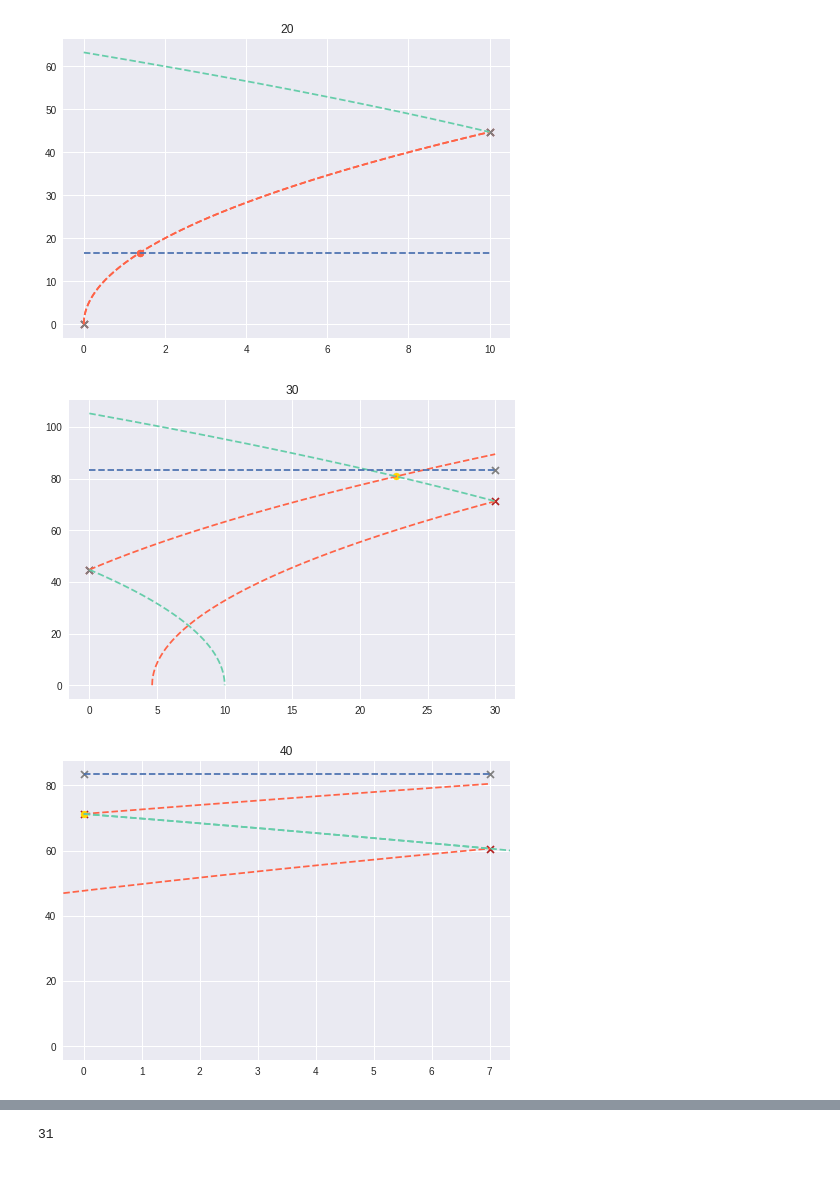
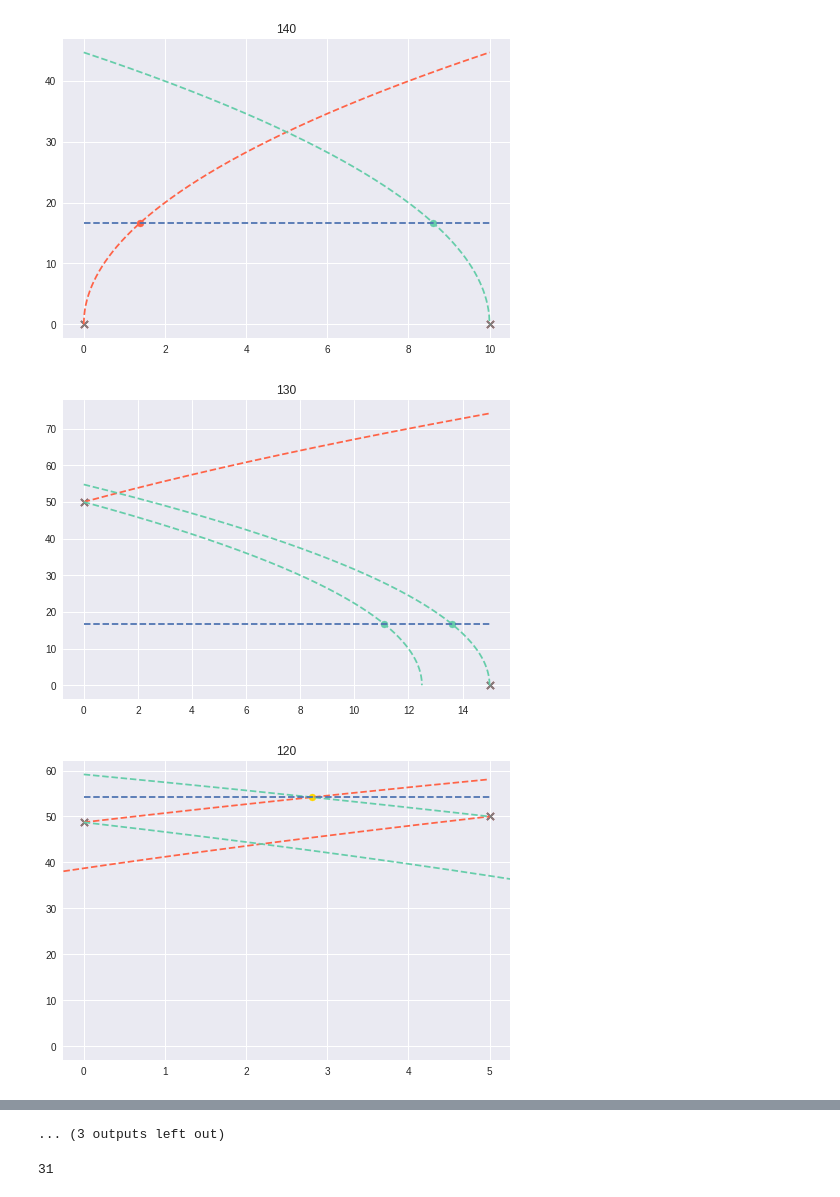
Before and after one commit to alessandroassirelli98/c-cnc-project, a Jupyter notebook: profile_plot.ipynb, the cells around one changed output, grey strips where cells are left out. Cells and saved outputs as stored; diff of their text form; code cells hidden in the pictures.

Commit message:
fix the old profile plot based on curvilinear abcissa.
Got a crash from the gcode

```diff
--- a/profile_plot.ipynb
+++ b/profile_plot.ipynb
@@ -6,5 +5,5 @@ import pandas as pd
 import numpy as np
 plt.style.use("seaborn")
 # %%
-h = ["n", "l", "vi", "v", "vf", "vi_fwd", "vf_fwd", "v1", "v_int", "v2", "s_int", "s1", "s2", "msk", "a"]
+h = ["n", "l", "vi", "v", "vf", "vi_fwd", "vf_fwd", "s_int", "s1", "s2", "msk", "a"]
 data = pd.read_csv("test.csv", names=h)
@@ -18,5 +13,5 @@ KeyError: 'msk'
 # %%
-# data = data.reindex(data.index[::-1])
-# data.reset_index(drop=True, inplace = True)
+data = data.reindex(data.index[::-1])
+data.reset_index(drop=True, inplace = True)
 data
 # %% [output]
@@ -45,36 +45,36 @@ for i in range(howmany):
         s_a_first_point = np.arange(stop=d.l + step, step = step)
         s_a_second_point = np.arange(start=s0a, stop=d.l + step, step=step)
         s_d_first_point = np.arange(stop=s0d + step, step = step)
         s_d_second_point = np.arange(start=0, stop=d.l + step, step=step)
 
         v1as = np.sqrt(2*d.a * s_a_first_point + pow(d.vi,2))
         v2as = np.sqrt(2*d.a * (s_a_second_point-s0a))
         v1ds = np.sqrt(-2*d.a * (s_d_first_point-s0d))
         v2ds = np.sqrt(-2*d.a * (s_d_second_point-d.l) + pow(d.vf,2))
 
         plt.title(d.n)
         plt.plot(s_a_first_point, v1as, linestyle="--", color="tomato")
         plt.plot(s_a_second_point, v2as, linestyle="--", color="tomato")
         plt.plot(s_d_first_point, v1ds, linestyle="--", color="mediumaquamarine")
         plt.plot(s_d_second_point, v2ds, linestyle="--", color="mediumaquamarine")
 
         plt.scatter(0, d.vi, color="firebrick", marker='x')
         plt.scatter(d.l, d.vf,  color="firebrick", marker = 'x')
         plt.scatter(0, d.vi_fwd, color="grey", marker='x')
         plt.scatter(d.l, d.vf_fwd,  color="grey", marker = 'x')
         plt.hlines(d.v, 0, d.l, linestyle='--')
 
         if (int(d.msk,2)&0b10000):
-            plt.scatter(d.s_int, d.v_int, color="gold")
+            plt.scatter(d.s_int, d.v, color="gold")
         else:
             color_s1 = "tomato" if (int(d.msk, 2) & 0b00100 > 0) else "mediumaquamarine"
             color_s2 = "tomato" if (int(d.msk, 2) & 0b01000 > 0) else "mediumaquamarine"
-            plt.scatter(d.s1, d.v1, color=color_s1)
-            plt.scatter(d.s2, d.v2, color=color_s2)
+            plt.scatter(d.s1, d.v, color=color_s1)
+            plt.scatter(d.s2, d.v, color=color_s2)
 
         plt.xlim([-0.05 * d.l, d.l * (0.05 + 1)]) # extend the range of 5%
         plt.show()
 # %% [output]
-[figure, old version]
+[figure, new version]
-[figure, old version]
+[figure, new version]
-[figure, old version]
+[figure, new version]
@@ -92,3 +90,4 @@ for i in range(howmany):
+... (3 outputs left out)
 # %%
 int(d.msk,2)
 # %% [output]
```
Also changed, not shown: parts of 5 cells of this notebook, 6 other files.
